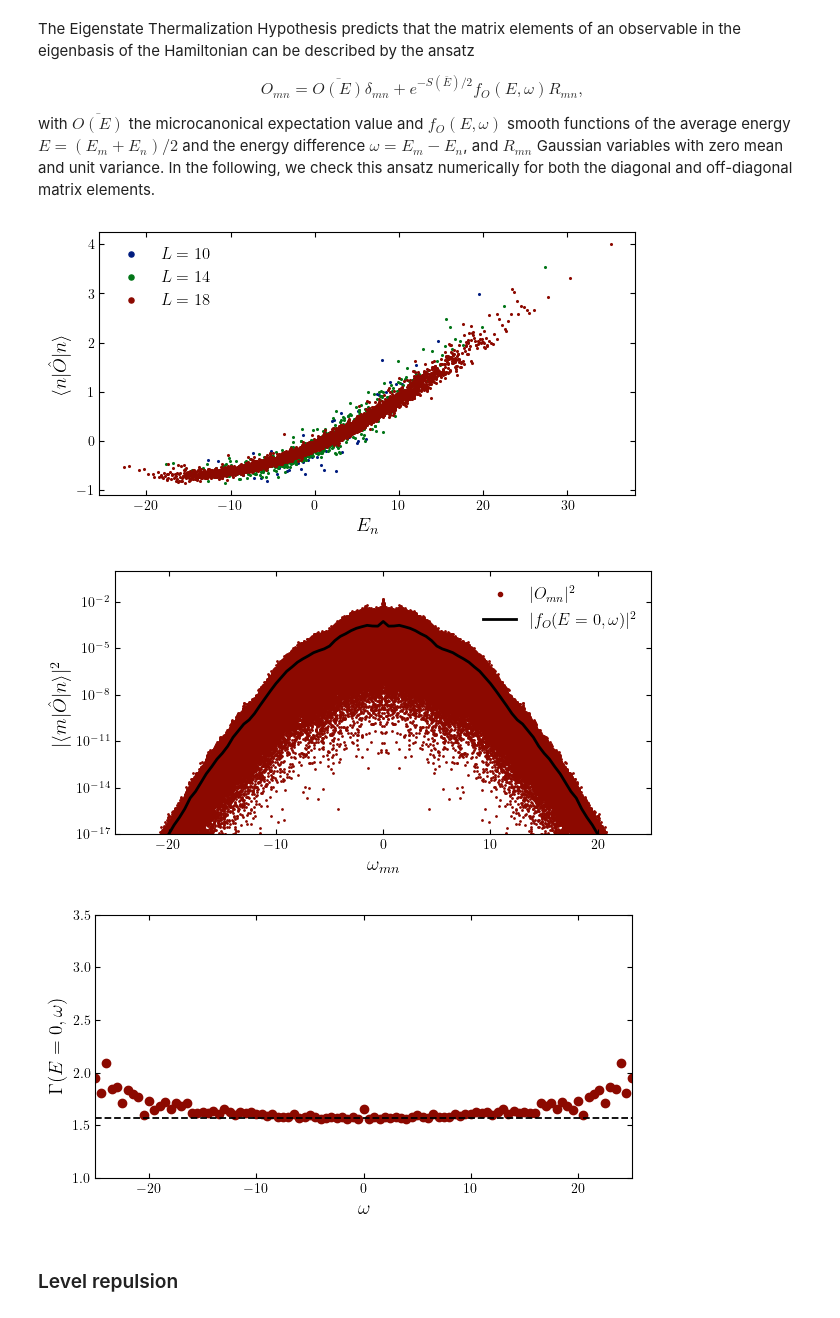
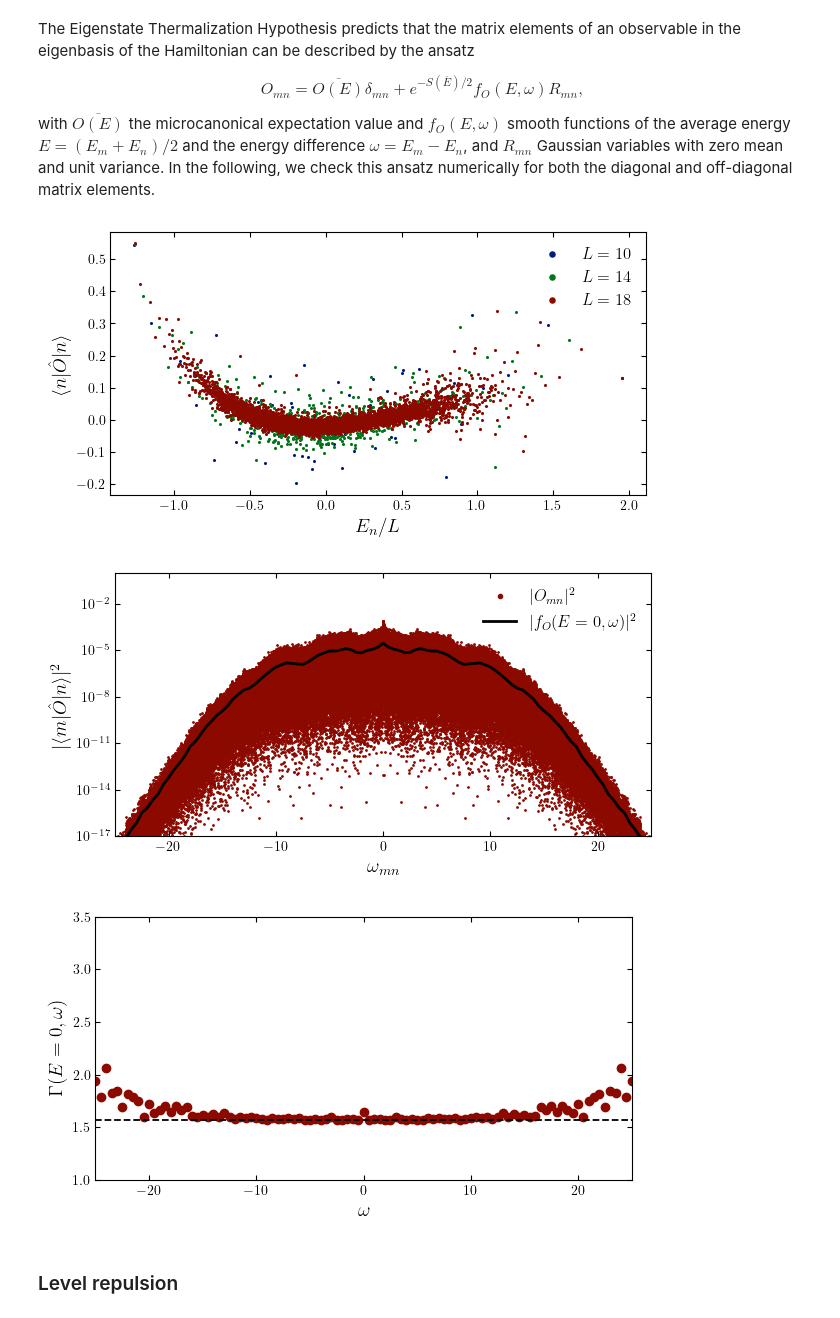
Before and after one commit to mgbukov/MBQD, a Jupyter notebook: notebooks/Random Matrix Theory and ETH.ipynb, the cells around one changed output. Drawn from its saved outputs; the diff is of its cells as text; code cells hidden in the pictures.

```diff
--- a/notebooks/Random Matrix Theory and ETH.ipynb
+++ b/notebooks/Random Matrix Theory and ETH.ipynb
@@ -181,8 +212,13 @@ H_Ising = hamiltonian(static,dynamic,basis=basis,dtype=np.float64,**no_checks)
 [E_10,V_10] = H_Ising.eigh()
 
 #Define observable
-J_z = [[1./np.sqrt(L),i] for i in range(L)]
-static = [["z",J_z]]
+#J_z = [[1./L,i] for i in range(L)]
+#static = [["z",J_z]]
+#dynamic=[]
+
+#Define observable
+J_xx = [[1./L,i,(i+1) % L] for i in range(L)] # PBC
+static = [["xx",J_xx]]
 dynamic=[]
 
 #Compute the observable
@@ -206,8 +242,13 @@ H_Ising = hamiltonian(static,dynamic,basis=basis,dtype=np.float64,**no_checks)
 [E_14,V_14] = H_Ising.eigh()
 
 #Define observable
-J_z = [[1./np.sqrt(L),i] for i in range(L)]
-static = [["z",J_z]]
+#J_z = [[1./L,i] for i in range(L)]
+#static = [["z",J_z]]
+#dynamic=[]
+
+#Define observable
+J_xx = [[1./L,i,(i+1) % L] for i in range(L)] # PBC
+static = [["xx",J_xx]]
 dynamic=[]
 
 #Compute the observable
@@ -231,8 +272,13 @@ H_Ising = hamiltonian(static,dynamic,basis=basis,dtype=np.float64,**no_checks)
 [E_18,V_18] = H_Ising.eigh()
 
 #Define observable
-J_z = [[1./np.sqrt(L),i] for i in range(L)]
-static = [["z",J_z]]
+#J_z = [[1./L,i] for i in range(L)]
+#static = [["z",J_z]]
+#dynamic=[]
+
+#Define observable
+J_xx = [[1./L,i,(i+1) % L] for i in range(L)] # PBC
+static = [["xx",J_xx]]
 dynamic=[]
 
 #Compute the observable
@@ -253,16 +299,16 @@ for n in range(len(E_18)):
 # %%
 #Plot the diagonal matrix elements as a function of eigenstate energy
 fig,ax = plt.subplots()
-ax.scatter(E_10,exp_diag_10,color='C0',label=r'$L=10$',s=1.5)
-ax.scatter(E_14,exp_diag_14,color='C1',label=r'$L=14$',s=1.5)
-ax.scatter(E_18,exp_diag_18,color='C2',label=r'$L=18$',s=1.5)
-ax.set_xlabel(r'$E_n$')
+ax.scatter(E_10/10,exp_diag_10,color='C0',label=r'$L=10$',s=1.5)
+ax.scatter(E_14/14,exp_diag_14,color='C1',label=r'$L=14$',s=1.5)
+ax.scatter(E_18/18,exp_diag_18,color='C2',label=r'$L=18$',s=1.5)
+ax.set_xlabel(r'$E_n/L$')
 ax.set_ylabel(r'$\langle n |\hat{O} | n\rangle$')
 ax.legend(markerscale=3)
 plt.savefig('ETH_diagonal.png',bbox_inches='tight',dpi=400)
 plt.show()
 # %% [output]
-[figure, old version]
+[figure, new version]
 # %%
 #Calculate the off-diagonal matrix elements as a function of omega for a fixed energy window
 omega_mn = []
@@ -312,7 +358,7 @@ ax.legend(markerscale=3)
 plt.savefig('ETH_offdiagonal.png',bbox_inches='tight',dpi=400)
 plt.show()
 # %% [output]
-[figure, old version]
+[figure, new version]
 # %%
 #Plot parameter characterizing fluctuations as function of energy
 fig,ax = plt.subplots()
@@ -325,7 +371,7 @@ ax.set_xlabel(r'$\omega$')
 plt.savefig('ETH_fluctuations.png',bbox_inches='tight',dpi=400)
 plt.show()
 # %% [output]
-[figure, old version]
+[figure, new version]
 # %% [markdown]
 ### Level repulsion
 # %%
```
Also changed, not shown: parts of 1 cell of this notebook.
